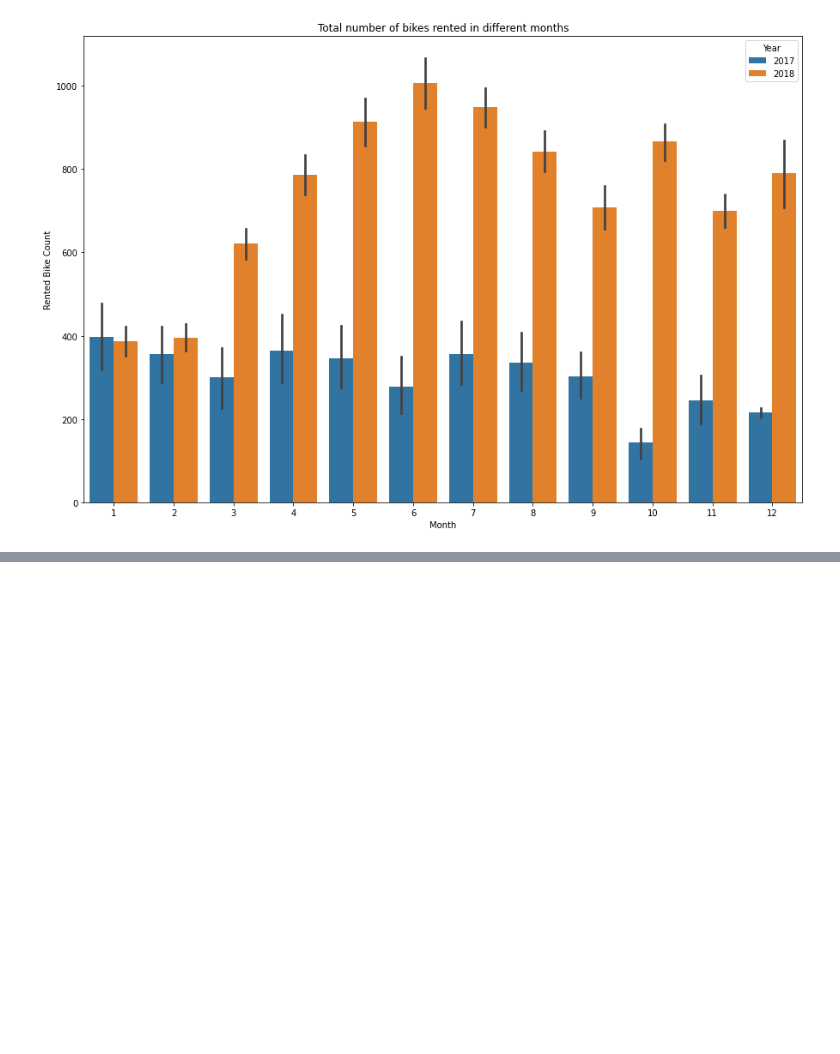
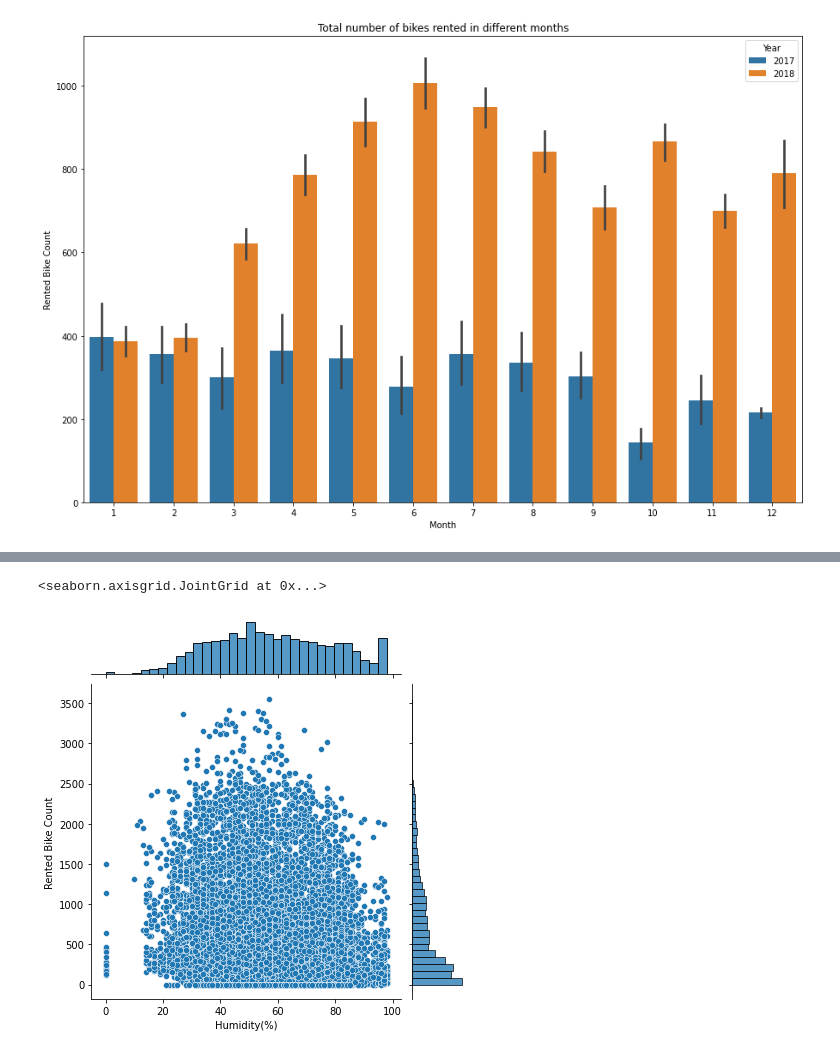
Before and after one commit to gyana-ranjan-dash/Seoul_Bike_Sharing_Demand_Prediction, a Jupyter notebook: Bike_Sharing_Demand_Prediction.ipynb, the cells around one changed output, grey strips where cells are left out. Cells and saved outputs as stored; diff of their text form; code cells hidden in the pictures; blank space fills up the shorter version.

```diff
--- a/Bike_Sharing_Demand_Prediction.ipynb
+++ b/Bike_Sharing_Demand_Prediction.ipynb
@@ -205,0 +228,5 @@ plt.show()
+# %%
+sns.jointplot(data=bike_df, x="Humidity(%)", y="Rented Bike Count")
+# %% [output]
+<seaborn.axisgrid.JointGrid at 0x...>
+[figure, added]
```
Also changed, not shown: parts of 5 cells of this notebook.
